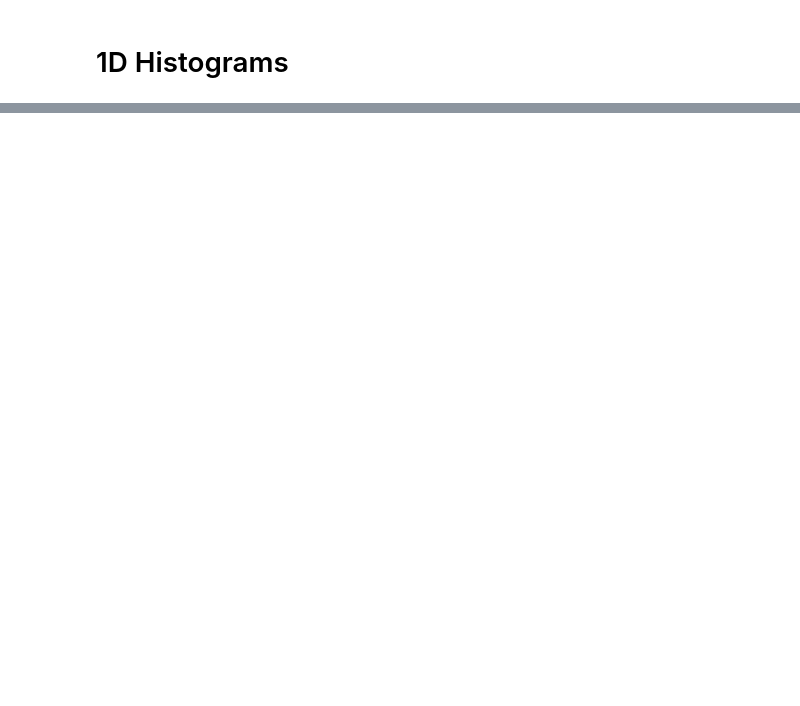
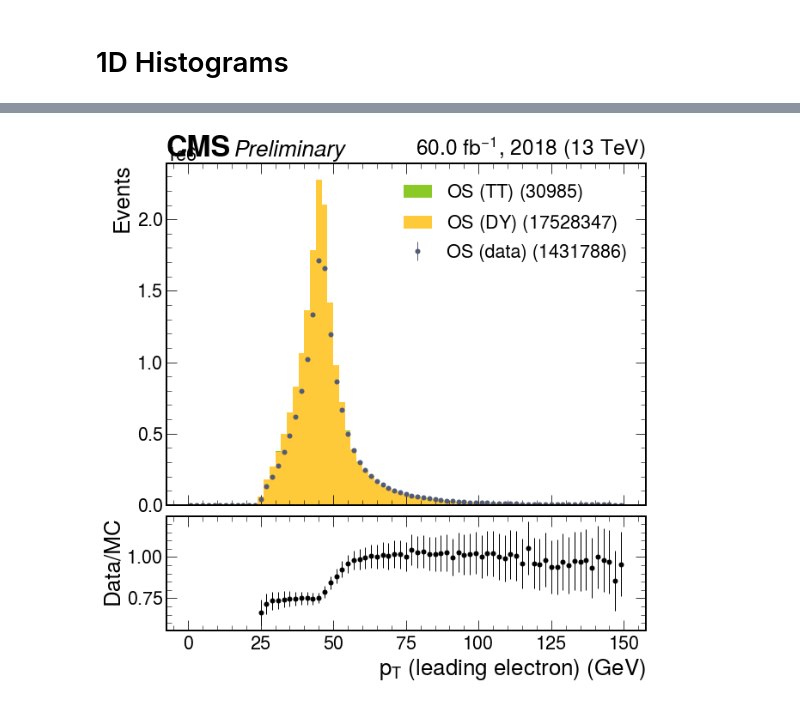
Before and after one commit to JacksonWallace/FCNC, a Jupyter notebook: notebooks/Dielectron Mass.ipynb, the cells around one changed output, grey strips where cells are left out. Cells and saved outputs as stored; diff of their text form; code cells hidden in the pictures; blank space fills up the shorter version.

```diff
--- a/notebooks/Dielectron Mass.ipynb
+++ b/notebooks/Dielectron Mass.ipynb
@@ -421,56 +528,75 @@ ratio2 = hists['pt_SS_ttbar'].divide(hists['pt_OS_ttbar'])
+# %%
+hists = {
+    'pt_OS_data1': h1,
+    'pt_OS_DY1': h1_DY,
+    'pt_OS_TT1': h1_TT,
+}
+
+hists['pt_OS_DY1'].label = '$OS\ (DY)$'
+hists['pt_OS_DY1'].color = '#FFCA3A'
+
+hists['pt_OS_TT1'].label = '$OS\ (TT)$'
+hists['pt_OS_TT1'].color = '#8AC926'
+
+keys = ['pt_OS_DY1', 'pt_OS_TT1']
+
+total_mc = get_total(hists, keys)
+
+ratio = (hists['pt_OS_data1']).divide(hists['pt_OS_TT1']+hists['pt_OS_DY1'])
 # %%
 fig, (ax, rax) = plt.subplots(2,1,figsize=(10,10), gridspec_kw={"height_ratios": (3, 1), "hspace": 0.05}, sharex=True)
 hep.cms.label(
+    'Preliminary',
     data=True,
     year=2018,
     lumi=60.0,
     loc=0,
     ax=ax,
 )
 
 hep.histplot(
     [hists[x].counts for x in keys ],
-    hists['pt_OS_DY'].edges,
+    hists['pt_OS_DY1'].edges,
     w2=[hists[x].errors for x in keys ],
     histtype="fill",
     stack=True,
     label=['%s (%.0f)'%(hists[x].label, sum(hists[x].counts)) for x in keys],
     color=[ hists[x].color for x in keys ],
     ax=ax)
 
 hep.histplot(
-    [hists['pt_SS_DY'].counts, hists['pt_SS_ttbar'].counts],
-    hists['pt_SS_DY'].edges,
-    #w2=[hists['pt_SS_DY'].errors, hists['pt_SS_DY'].errors],
-    histtype="step",
+    [hists['pt_OS_data1'].counts],
+    hists['pt_OS_data1'].edges,
+    w2=[hists['pt_OS_data1'].errors],
+    histtype="errorbar",
     stack=False,
-    label=['%s (%.0f)'%('SS (DY)', sum(hists['pt_SS_DY'].counts)),'%s (%.0f)'%('SS (ttbar)', sum(hists['pt_SS_ttbar'].counts))],
-    color=['#525B76', '#6A4C93'],
+    label=['%s (%.0f)'%('OS (data)', np.sum(hists['pt_OS_data1'].counts))],
+    color=['#525B76'],
     ax=ax)
 
 hep.histplot(
-    [ratio1.counts, ratio2.counts],
-    ratio1.edges,
-    w2=[ratio1.errors, ratio2.errors],
+    [ratio.counts],
+    ratio.edges,
+    w2=[ratio.errors],
     histtype="errorbar",
-    label = ['DY', 'ttbar'],
-    color=['black', 'gray'],
+    color=['black'],
     ax=rax)
 
-
-#rax.set_ylim(0.95,1.55)
-rax.set_xlabel(r'$p_{T}\ (GeV)$')
-rax.set_ylabel(r'SS/OS')
+#rax.set_ylim(0.5,1.5)
+rax.set_xlabel(r'$p_{T}\ (leading\ electron)\ (GeV)$')
+rax.set_ylabel(r'Data/MC')
 ax.set_ylabel(r'Events')
-ax.set_yscale('log')
+#ax.set_yscale('log')
 #ax.set_ylim(0.1,1e5)
 
-#add_uncertainty(hists['N_ele_SS'], ax, ratio=True)
-#add_uncertainty(hists['N_ele_OS'], ax, ratio=True)
+add_uncertainty(total_mc, ax, ratio=True)
+add_uncertainty(total_mc, rax, ratio=True)
 
 ax.legend()
 
 plt.show()
 
-fig.savefig('/home/users/ewallace/public_html/FCNC/zpt_test.png')
-fig.savefig('/home/users/ewallace/public_html/FCNC/zpt_test.pdf')
+fig.savefig('/home/users/ewallace/public_html/FCNC/zpt(l)_data.png')
+fig.savefig('/home/users/ewallace/public_html/FCNC/zpt(l)_data.pdf')
+# %% [output]
+[figure, added]
```
Also changed, not shown: parts of 31 cells of this notebook, 6 other files.
